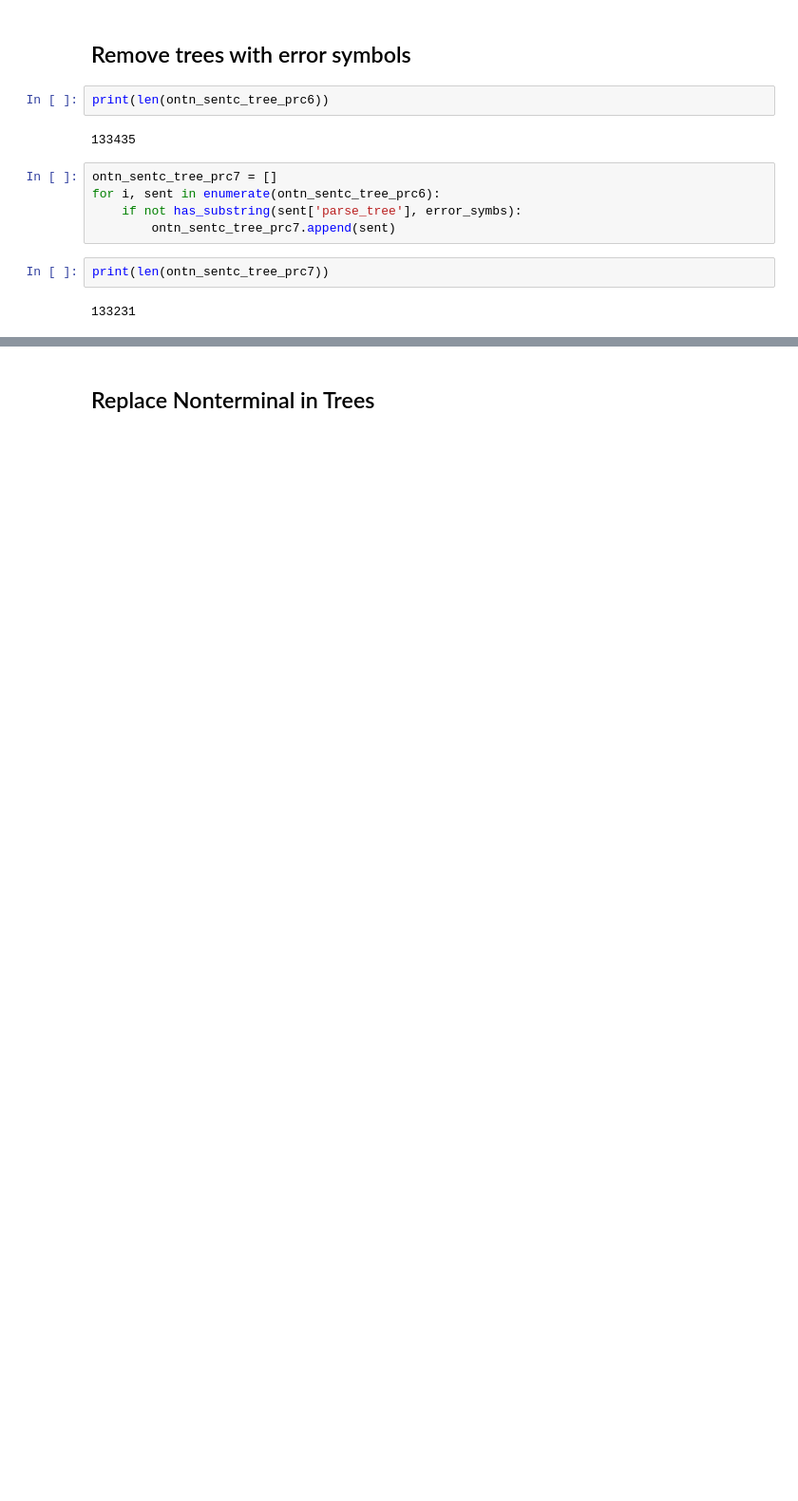
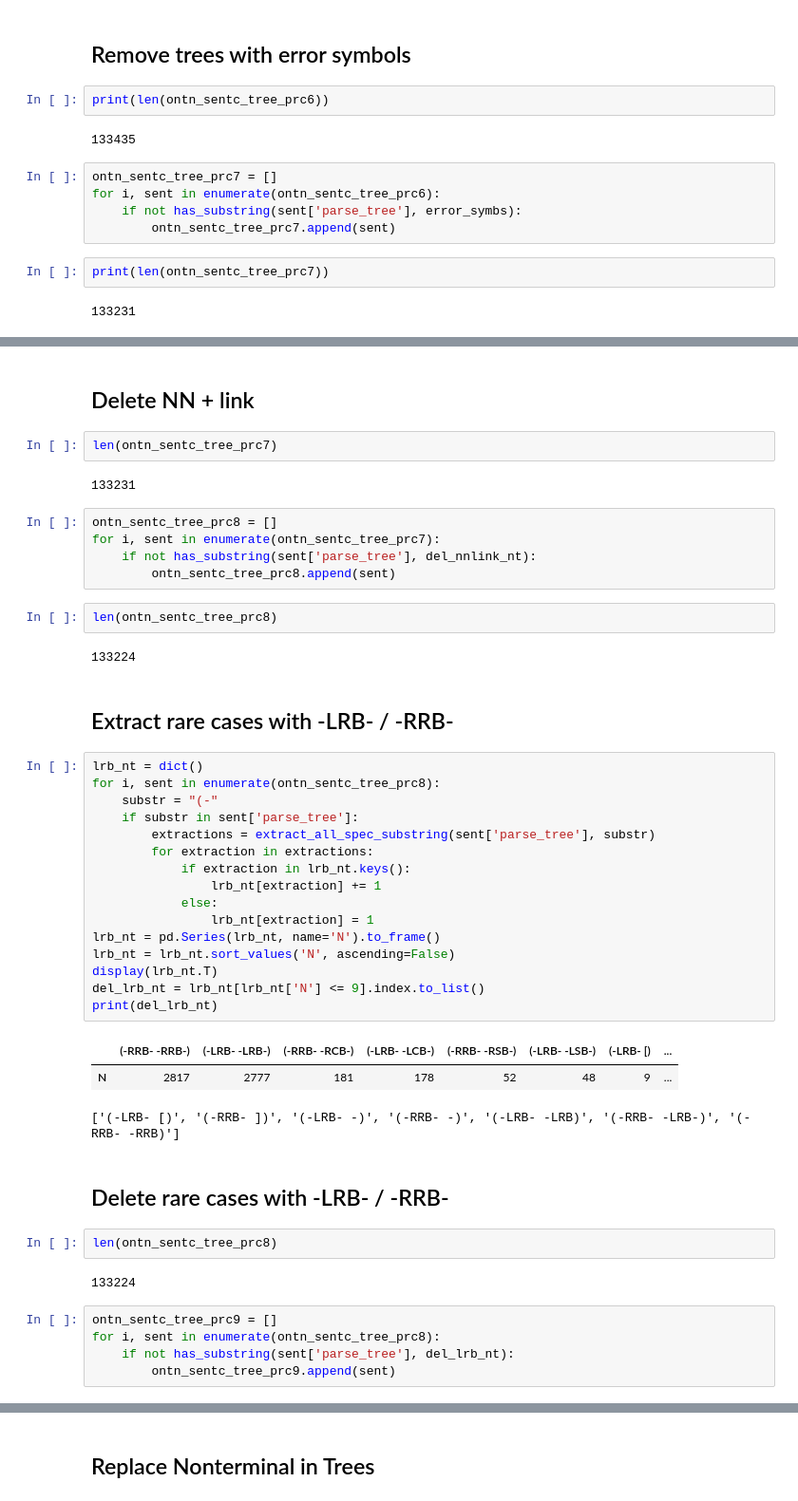
Before and after one commit to v-urushkin/ontonotes-to-lark, a Jupyter notebook: conll_to_lark.ipynb, the cells around one changed output, grey strips where cells are left out. Shown at 95% size. Saved outputs shown, nothing was run; the diff lists cells and outputs as text; blank space fills up the shorter version.

```diff
--- a/conll_to_lark.ipynb
+++ b/conll_to_lark.ipynb
@@ -406,0 +449,48 @@ print(len(ontn_sentc_tree_prc7))
+# %% [markdown]
+## Delete NN + link
+# %%
+len(ontn_sentc_tree_prc7)
+# %% [output]
+133231
+# %%
+ontn_sentc_tree_prc8 = []
+for i, sent in enumerate(ontn_sentc_tree_prc7):
+    if not has_substring(sent['parse_tree'], del_nnlink_nt):
+        ontn_sentc_tree_prc8.append(sent)
+# %%
+len(ontn_sentc_tree_prc8)
+# %% [output]
+133224
+# %% [markdown]
+## Extract rare cases with -LRB- / -RRB-
+# %%
+lrb_nt = dict()
+for i, sent in enumerate(ontn_sentc_tree_prc8):
+    substr = "(-"
+    if substr in sent['parse_tree']:
+        extractions = extract_all_spec_substring(sent['parse_tree'], substr)
+        for extraction in extractions:
+            if extraction in lrb_nt.keys():
+                lrb_nt[extraction] += 1
+            else:
+                lrb_nt[extraction] = 1
+lrb_nt = pd.Series(lrb_nt, name='N').to_frame()
+lrb_nt = lrb_nt.sort_values('N', ascending=False)
+display(lrb_nt.T)
+del_lrb_nt = lrb_nt[lrb_nt['N'] <= 9].index.to_list()
+print(del_lrb_nt)
+# %% [output]
+|  | (-RRB- -RRB-) | (-LRB- -LRB-) | (-RRB- -RCB-) | (-LRB- -LCB-) | (-RRB- -RSB-) | (-LRB- -LSB-) | (-LRB- [) | ... |
+| N | 2817 | 2777 | 181 | 178 | 52 | 48 | 9 | ... |
+['(-LRB- [)', '(-RRB- ])', '(-LRB- -)', '(-RRB- -)', '(-LRB- -LRB)', '(-RRB- -LRB-)', '(-RRB- -RRB)']
+# %% [markdown]
+## Delete rare cases with -LRB- / -RRB-
+# %%
+len(ontn_sentc_tree_prc8)
+# %% [output]
+133224
+# %%
+ontn_sentc_tree_prc9 = []
+for i, sent in enumerate(ontn_sentc_tree_prc8):
+    if not has_substring(sent['parse_tree'], del_lrb_nt):
+        ontn_sentc_tree_prc9.append(sent)
```
Also changed, not shown: parts of 8 cells of this notebook, 1 other file.
